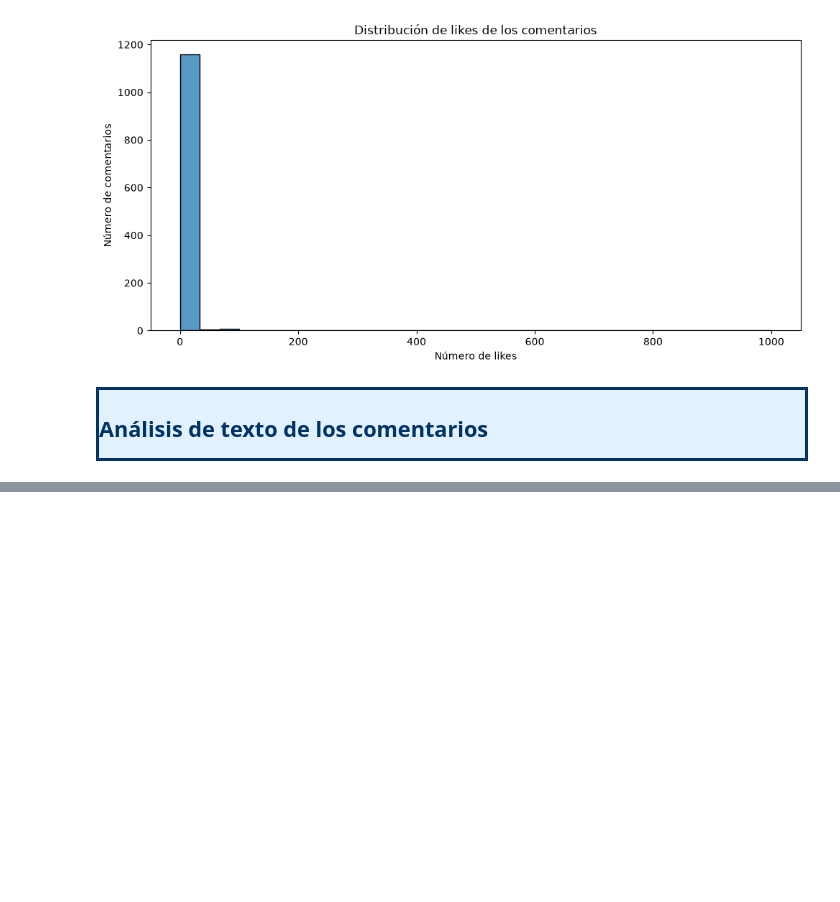
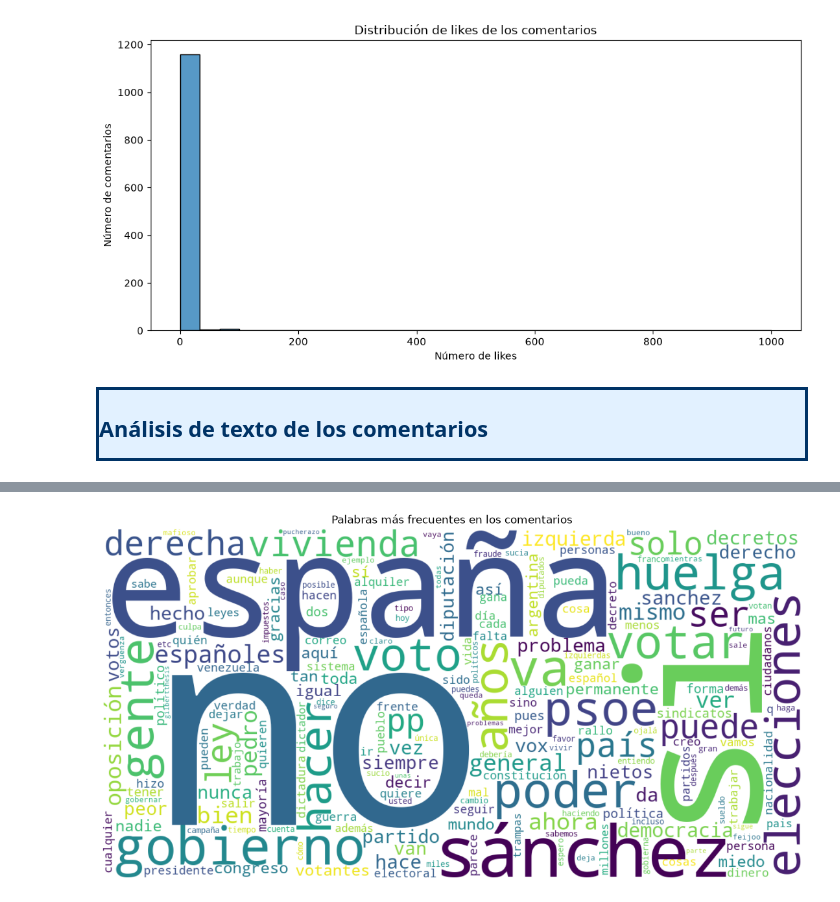
Before and after one commit to jejoama/Practicas_Curriculares, a Jupyter notebook: GENERAL.ipynb, the cells around one changed output, grey strips where cells are left out. Saved outputs shown, nothing was run; the diff lists cells and outputs as text; code cells hidden in the pictures; blank space fills up the shorter version.

```diff
--- a/GENERAL.ipynb
+++ b/GENERAL.ipynb
@@ -1913,0 +458,20 @@ Comentarios sin asignación: 0
+# %%
+palabras = []
+
+for comentario in df_c["COMENTARIO"]:
+    tokens = wordpunct_tokenize(comentario.lower())
+
+    palabras.extend(
+        palabra for palabra in tokens
+        if palabra.isalpha() and palabra not in stopwords_es
+    )
+
+frecuencia_palabras = Counter(palabras)
+
+# 20 palabras más frecuentes
+display(
+    pd.DataFrame(
+        frecuencia_palabras.most_common(20),
+        columns=["PALABRA", "FRECUENCIA"]
+    )
+)
@@ -1913,0 +496,18 @@ Comentarios sin asignación: 0
+# %%
+# Nube de palabras
+frecuencias = dict(frecuencia_palabras)
+
+nube = WordCloud(
+    width=1200,
+    height=600,
+    background_color="white",
+    colormap="viridis"
+).generate_from_frequencies(frecuencias)
+
+plt.figure(figsize=(14, 7))
+plt.imshow(nube, interpolation="bilinear")
+plt.axis("off")
+plt.title("Palabras más frecuentes en los comentarios")
+plt.show()
+# %% [output]
+[figure, added]
```
Also changed, not shown: parts of 77 cells of this notebook.
